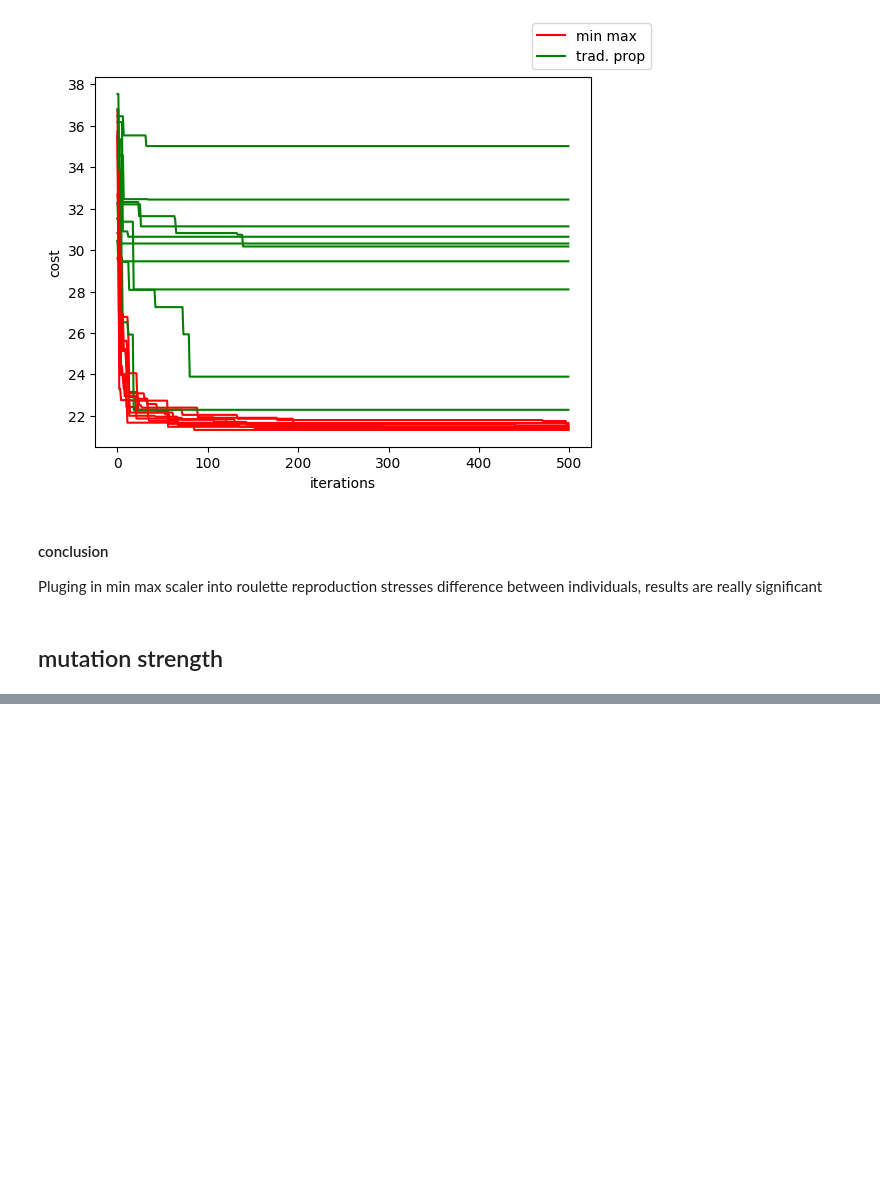
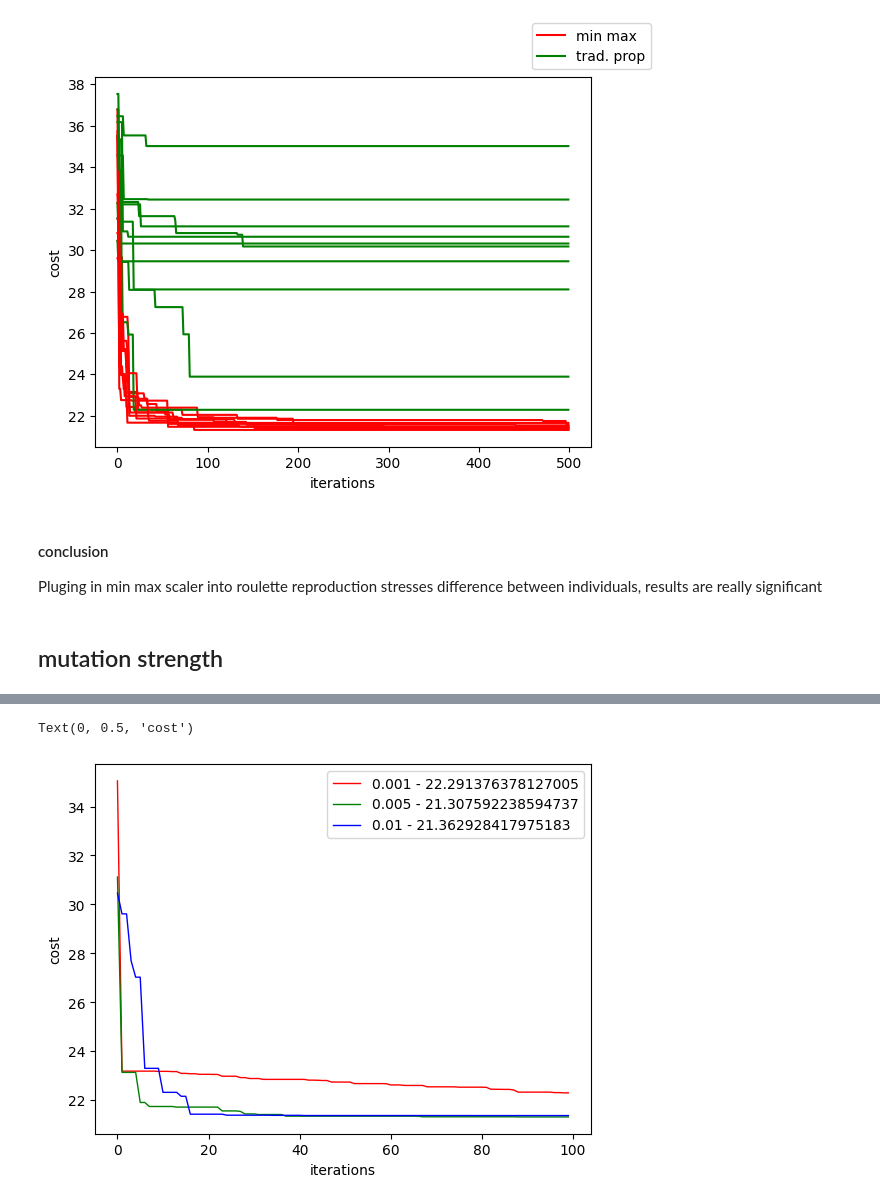
Before and after one commit to wz7475/Evolutionary-algorithm, a Jupyter notebook: alogrithm_tuning.ipynb, the cells around one changed output, grey strips where cells are left out. Saved outputs shown, nothing was run; the diff lists cells and outputs as text; code cells hidden in the pictures; blank space fills up the shorter version.

```diff
--- a/alogrithm_tuning.ipynb
+++ b/alogrithm_tuning.ipynb
@@ -105,0 +115,26 @@ plt.legend()
+# %%
+coefficients_histories = []
+costs = []
+coefficients = [0.001, 0.005, 0.01]
+population = init_population(cube_constrains, 100)
+for coef in coefficients:
+    coef_histories = []
+    for _ in range(1):
+        _, cost, history = evolution(cost_function, roulette_reproduction, population, coef, 0.8, 100)
+        coef_histories.append(history)
+        costs.append(cost)
+    coefficients_histories.append(coef_histories)
+# %%
+fig, ax = plt.subplots()
+from cycler import cycler
+
+plt.rc('axes', prop_cycle=(cycler('color', ['r', 'g', 'b'])))
+for index, coef_histories in enumerate(coefficients_histories):
+    for coef_history in coef_histories:
+        ax.plot(coef_history, linewidth="1", label=f"{coefficients[index]} - {costs[index]}")
+plt.legend()
+ax.set_xlabel("iterations")
+ax.set_ylabel("cost")
+# %% [output]
+Text(0, 0.5, 'cost')
+[figure, added]
```
Also changed, not shown: parts of 6 cells of this notebook.
